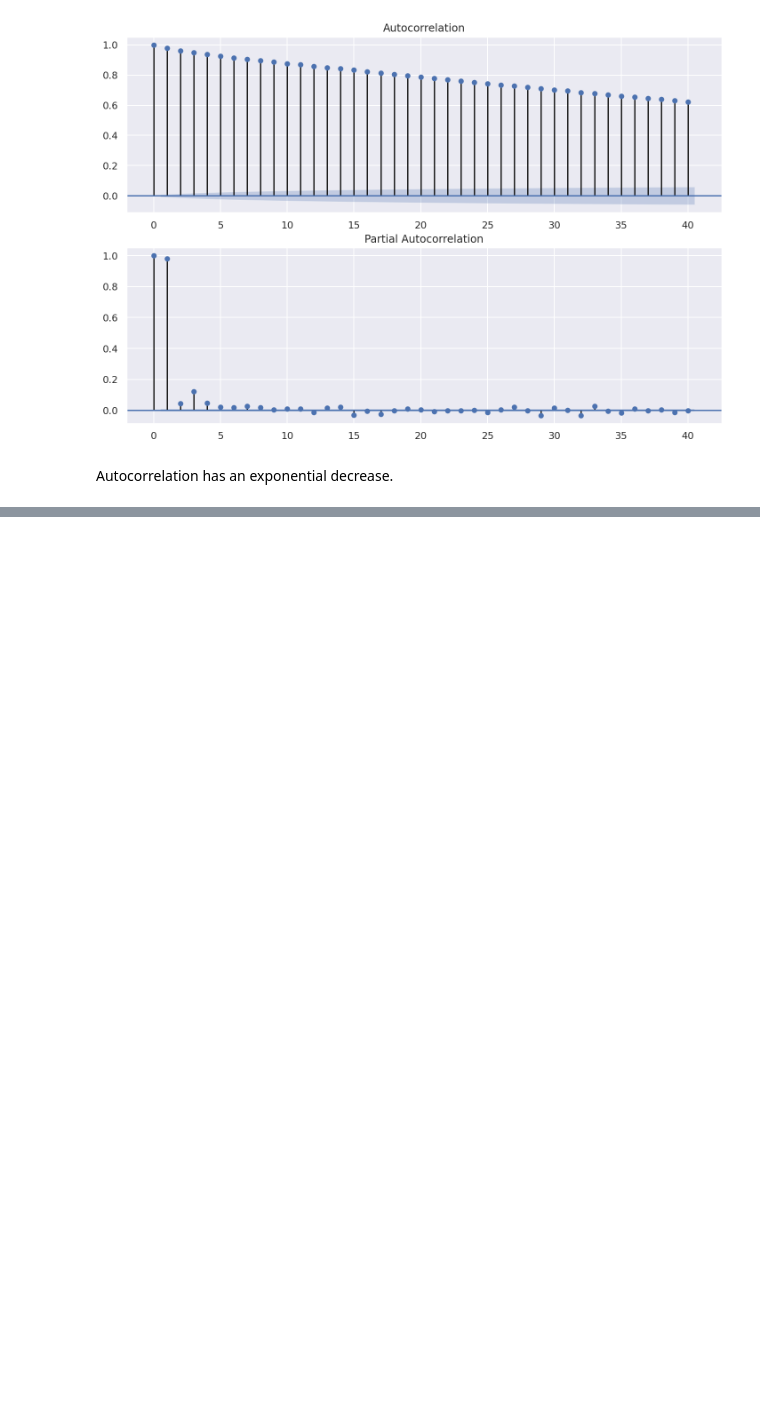
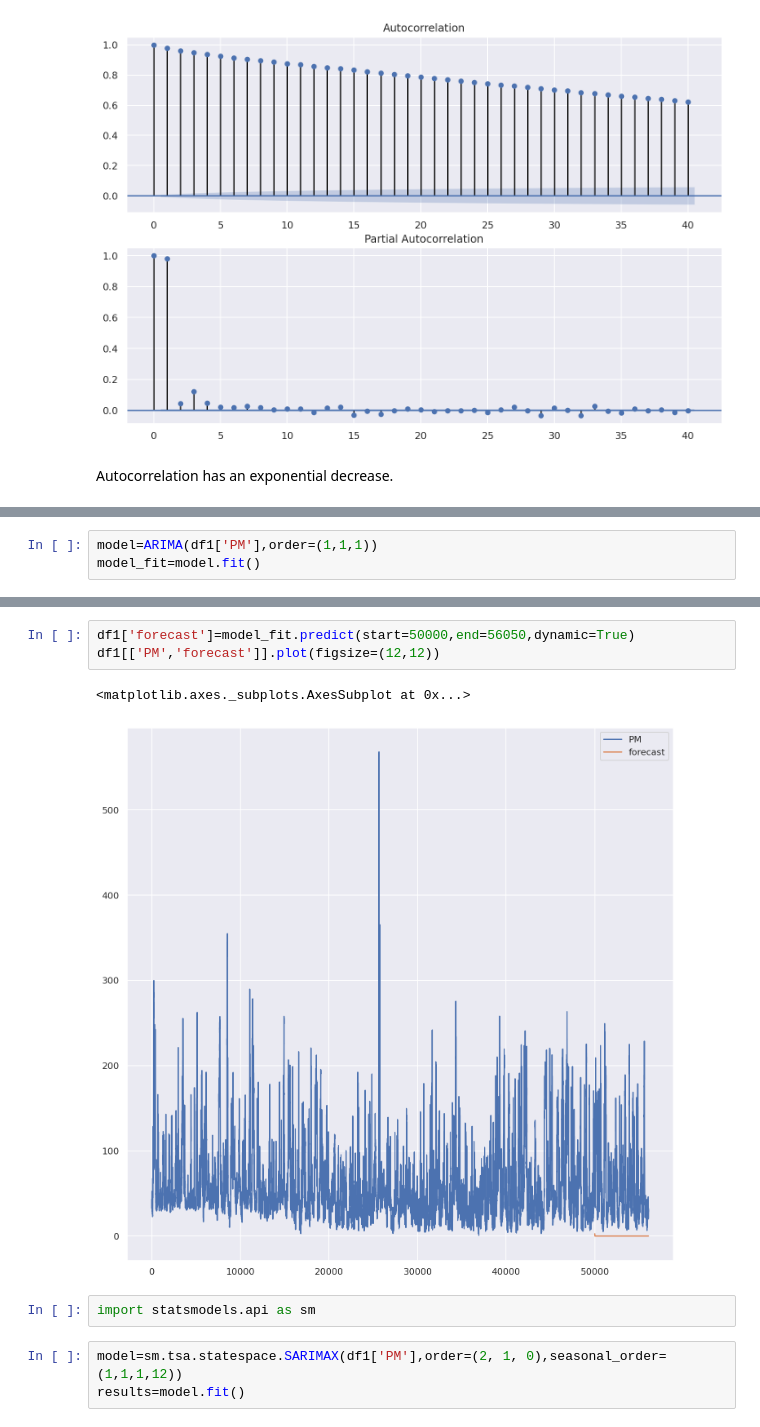
Before and after one commit to gigikenneth/time-series, a Jupyter notebook: ts1.ipynb, the cells around one changed output, grey strips where cells are left out. Saved outputs shown, nothing was run; the diff lists cells and outputs as text; blank space fills up the shorter version.

```diff
--- a/ts1.ipynb
+++ b/ts1.ipynb
@@ -158 +162,4 @@ Autocorrelation has an exponential decrease.
 from statsmodels.tsa.arima_model import ARIMA
+# %%
+model=ARIMA(df1['PM'],order=(1,1,1))
+model_fit=model.fit()
@@ -158,0 +185,11 @@ from statsmodels.tsa.arima_model import ARIMA
+# %%
+df1['forecast']=model_fit.predict(start=50000,end=56050,dynamic=True)
+df1[['PM','forecast']].plot(figsize=(12,12))
+# %% [output]
+<matplotlib.axes._subplots.AxesSubplot at 0x...>
+[figure, added]
+# %%
+import statsmodels.api as sm
+# %%
+model=sm.tsa.statespace.SARIMAX(df1['PM'],order=(2, 1, 0),seasonal_order=(1,1,1,12))
+results=model.fit()
```
Also changed, not shown: parts of 4 cells of this notebook.
